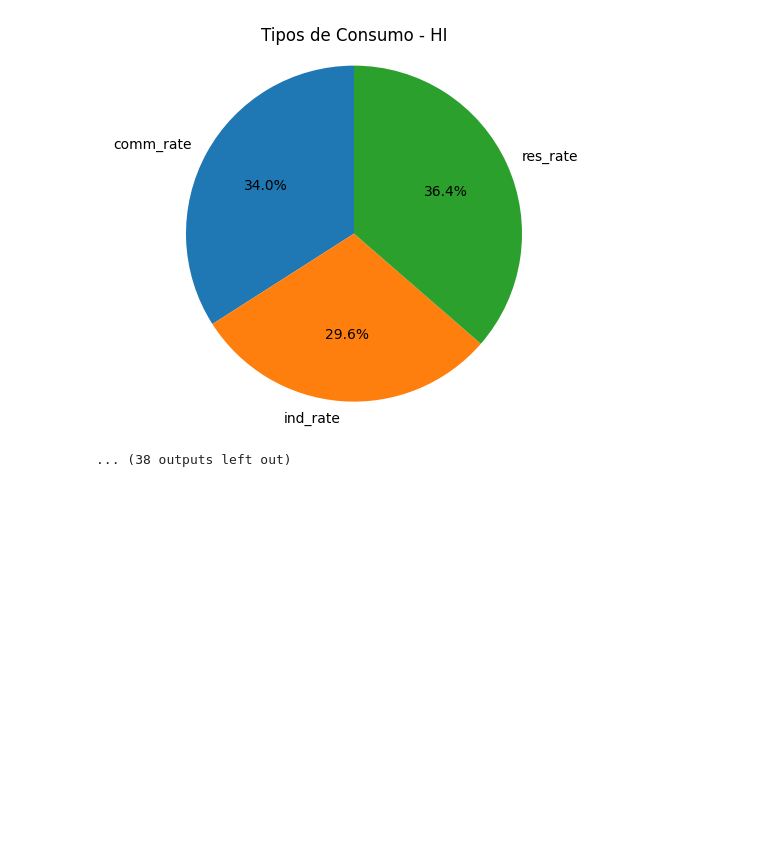
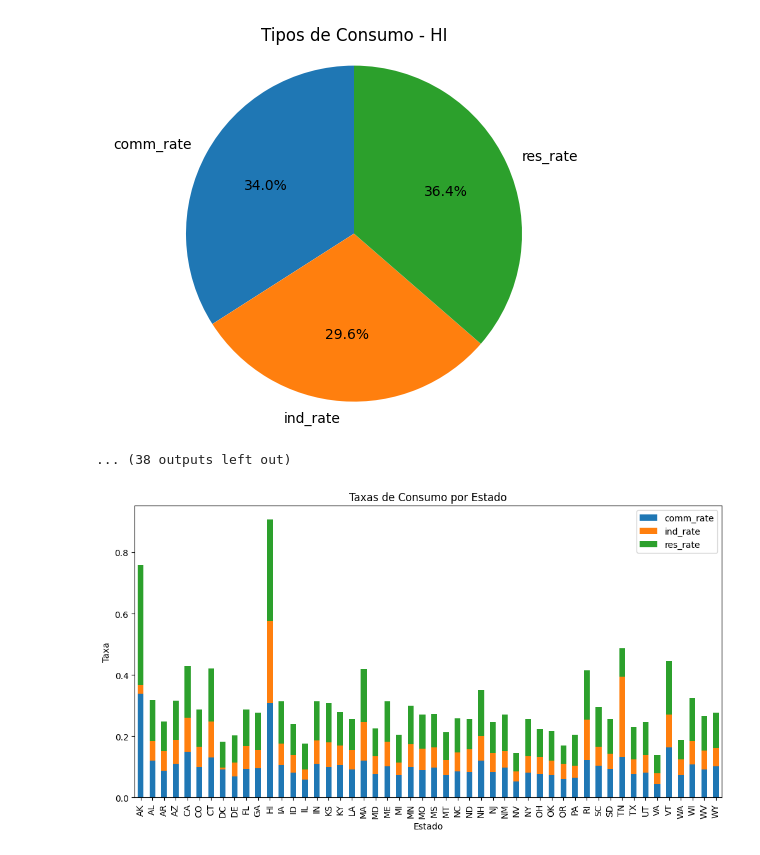
Before and after one commit to artluiz/Analise-da-qualidade-do-ar-em-diferentes-regioes, a Jupyter notebook: Projeto_4.ipynb, the cells around one changed output. Cells and saved outputs as stored; diff of their text form; code cells hidden in the pictures; blank space fills up the shorter version.

```diff
--- a/Projeto_4.ipynb
+++ b/Projeto_4.ipynb
@@ -214,3 +224,19 @@ plt.show()
 [figure]
 [figure]
 ... (38 outputs left out)
+# %%
+# Segmentação por estado e tipo de serviço
+segmented_data = df.groupby('state')[['comm_rate', 'ind_rate', 'res_rate']].mean()
+
+# Criar o gráfico de barras empilhadas
+segmented_data.plot.bar(stacked=True, figsize=(12, 6))
+
+# Definir rótulos e título
+plt.xlabel('Estado')
+plt.ylabel('Taxa')
+plt.title('Taxas de Consumo por Estado')
+
+# Exibir o gráfico
+plt.show()
+# %% [output]
+[figure, added]
```
Also changed, not shown: parts of 2 cells of this notebook.
